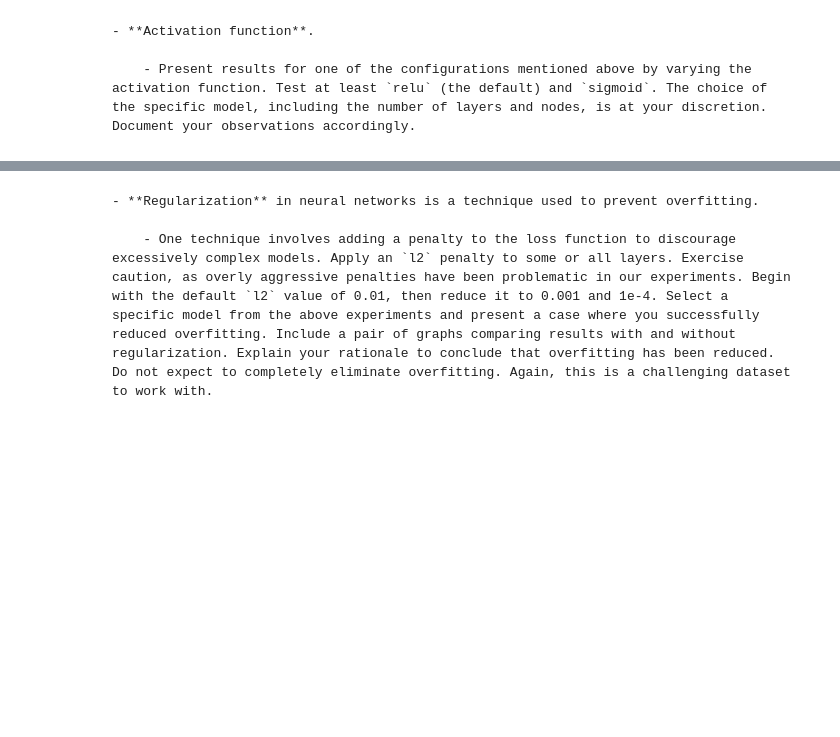
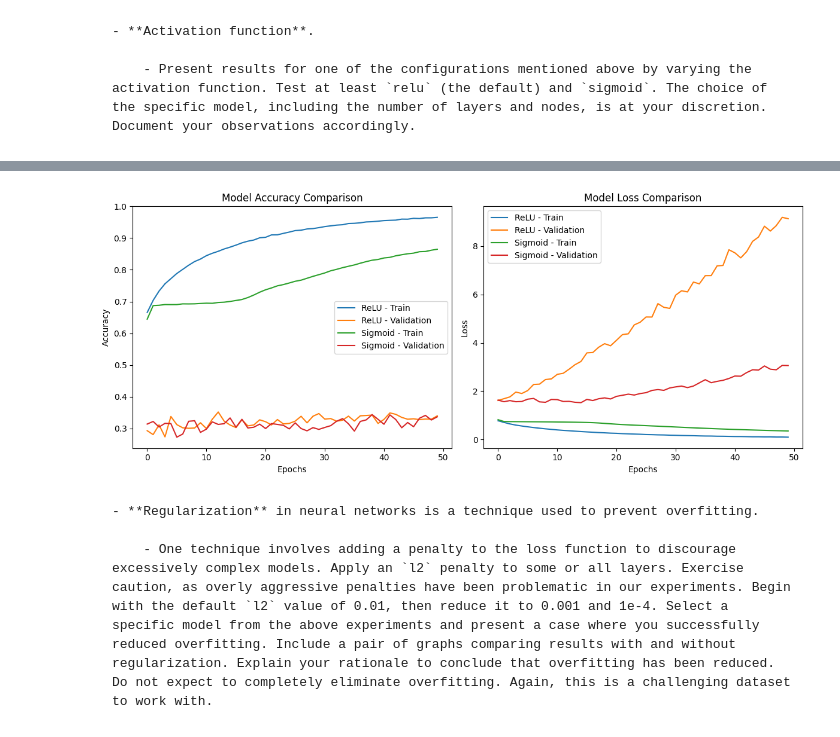
Before and after one commit to nalank1/CSI4106, a Jupyter notebook: A3/csi4106-f24-a3-template.ipynb, the cells around one changed output, grey strips where cells are left out. Drawn from its saved outputs; the diff is of its cells as text; code cells hidden in the pictures; blank space fills up the shorter version.

```diff
--- a/A3/csi4106-f24-a3-template.ipynb
+++ b/A3/csi4106-f24-a3-template.ipynb
@@ -34,3 +62,7 @@ You can use this code cell for you import statements and other initializations.
+# %%
+# Code cell
+
+shuffled_train_set = train_set.sample(frac=1, random_state=42) #frac =1 means 100% of the data is sampled randomly
 # %% [markdown]
 3. **Scaling of Numerical Features**:
 
@@ -45,0 +89,12 @@ You can use this code cell for you import statements and other initializations.
+# %%
+# Code cell
+
+X_train = scaled_train_set.iloc[:, 1:]
+y_train = scaled_train_set.iloc[:, 0]
+print(y_train)
+
+X_valid = scaled_valid_set.iloc[:, 1:]
+y_valid = scaled_valid_set.iloc[:, 0]
+
+X_test = scaled_test_set.iloc[:, 1:]
+y_test = scaled_test_set.iloc[:, 0]
@@ -125,0 +590,52 @@ You can use this code cell for you import statements and other initializations.
+# %%
+# Code cell
+
+import matplotlib.pyplot as plt
+from keras.models import Sequential
+from keras.layers import Dense
+
+
+def build_and_train_model(activation_function, epochs=50):
+    model = Sequential([
+        Dense(64, activation=activation_function, input_shape=(462,)),
+        Dense(64, activation=activation_function),
+        Dense(3, activation='softmax')
+    ])
+    model.compile(optimizer='adam', loss='sparse_categorical_crossentropy', metrics=['accuracy'])
+    history = model.fit(X_train, y_train, epochs=epochs, batch_size=32, validation_data=(X_valid, y_valid))
+    return history
+
+# ReLU activation
+relu_history = build_and_train_model('relu')
+
+# Sigmoid activation
+sigmoid_history = build_and_train_model('sigmoid')
+
+# Plotting results for comparison
+plt.figure(figsize=(12, 5))
+
+# Accuracy plot
+plt.subplot(1, 2, 1)
+plt.plot(relu_history.history['accuracy'], label='ReLU - Train')
+plt.plot(relu_history.history['val_accuracy'], label='ReLU - Validation')
+plt.plot(sigmoid_history.history['accuracy'], label='Sigmoid - Train')
+plt.plot(sigmoid_history.history['val_accuracy'], label='Sigmoid - Validation')
+plt.title('Model Accuracy Comparison')
+plt.xlabel('Epochs')
+plt.ylabel('Accuracy')
+plt.legend()
+
+# Loss plot
+plt.subplot(1, 2, 2)
+plt.plot(relu_history.history['loss'], label='ReLU - Train')
+plt.plot(relu_history.history['val_loss'], label='ReLU - Validation')
+plt.plot(sigmoid_history.history['loss'], label='Sigmoid - Train')
+plt.plot(sigmoid_history.history['val_loss'], label='Sigmoid - Validation')
+plt.title('Model Loss Comparison')
+plt.xlabel('Epochs')
+plt.ylabel('Loss')
+plt.legend()
+
+plt.tight_layout()
+plt.show()
+# %% [output]
@@ -126,3 +676,4 @@ You can use this code cell for you import statements and other initializations.
+[figure, added]
 # %% [markdown]
     - **Regularization** in neural networks is a technique used to prevent overfitting.
 
```
Also changed, not shown: parts of 57 cells of this notebook.
